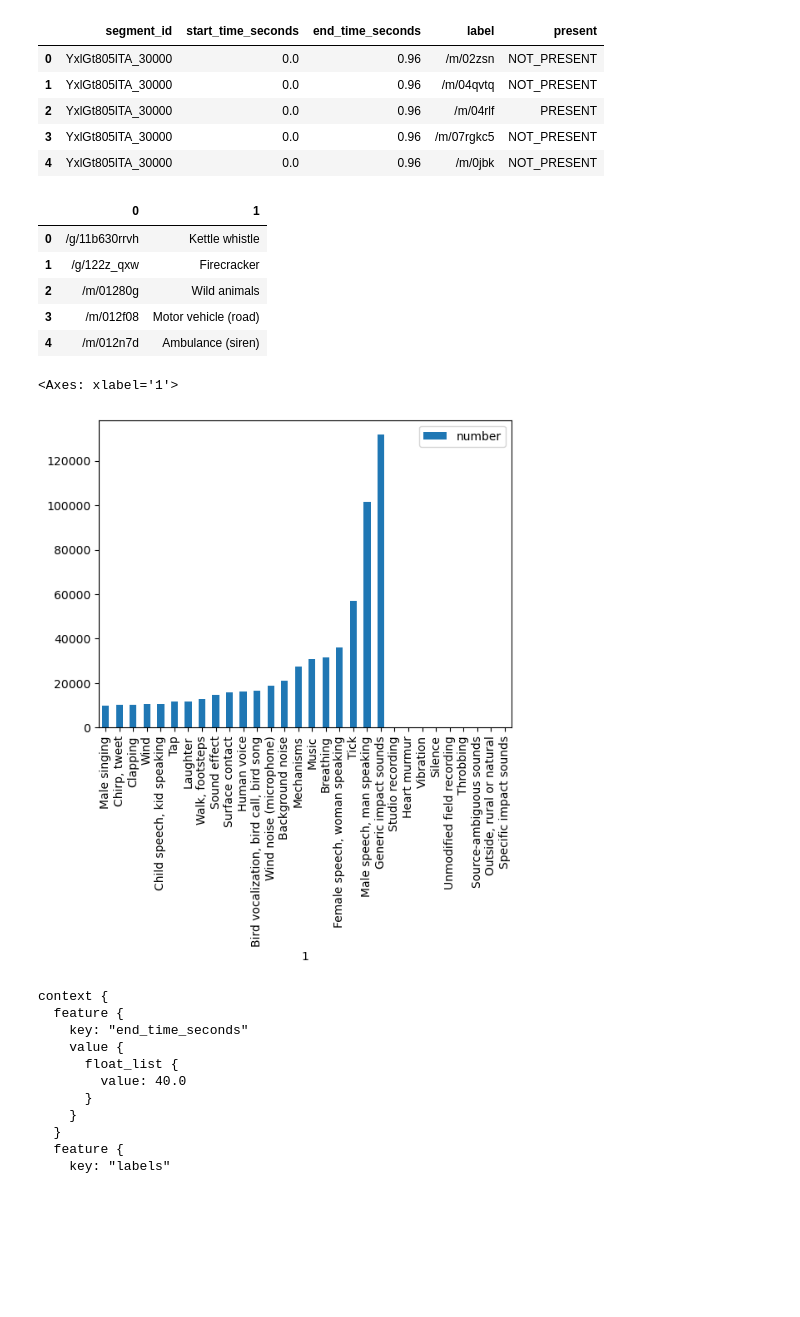
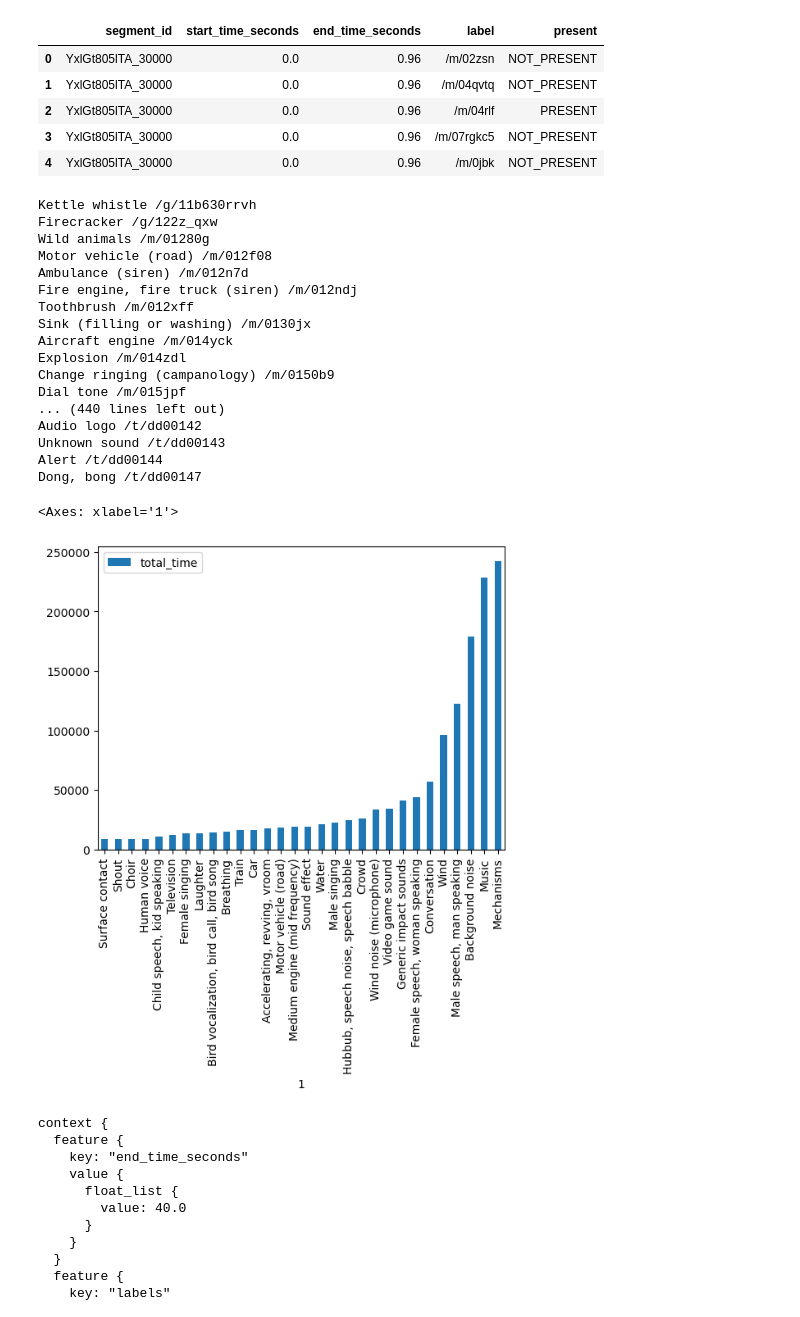
Before and after one commit to mashburnj/Audio_Labeling_Model, a Jupyter notebook: notebooks/Google AudioSet Demo.ipynb, the cells around one changed output. Cells and saved outputs as stored; diff of their text form; code cells hidden in the pictures; blank space fills up the shorter version.

Commit message:
More EDA
Compiled total times for each label and made a graph for those as well.

```diff
--- a/notebooks/Google AudioSet Demo.ipynb
+++ b/notebooks/Google AudioSet Demo.ipynb
@@ -34,27 +35,54 @@ evalEvents.head()
 | 3 | YxlGt805lTA_30000 | 0.0 | 0.96 | /m/07rgkc5 | NOT_PRESENT |
 | 4 | YxlGt805lTA_30000 | 0.0 | 0.96 | /m/0jbk | NOT_PRESENT |
 # %%
-displayNames.head()
+first = displayNames.columns[0]
+second = displayNames.columns[1]
+
+for i in range(displayNames.shape[0]):
+    print(displayNames.iloc[i][second],displayNames.iloc[i][first])
 # %% [output]
-|  | 0 | 1 |
-| 0 | /g/11b630rrvh | Kettle whistle |
-| 1 | /g/122z_qxw | Firecracker |
-| 2 | /m/01280g | Wild animals |
-| 3 | /m/012f08 | Motor vehicle (road) |
-| 4 | /m/012n7d | Ambulance (siren) |
+Kettle whistle /g/11b630rrvh
+Firecracker /g/122z_qxw
+Wild animals /m/01280g
+Motor vehicle (road) /m/012f08
+Ambulance (siren) /m/012n7d
+Fire engine, fire truck (siren) /m/012ndj
+Toothbrush /m/012xff
+Sink (filling or washing) /m/0130jx
+Aircraft engine /m/014yck
+Explosion /m/014zdl
+Change ringing (campanology) /m/0150b9
+Dial tone /m/015jpf
+... (440 lines left out)
+Audio logo /t/dd00142
+Unknown sound /t/dd00143
+Alert /t/dd00144
+Dong, bong /t/dd00147
 # %%
 numbersOfEvents = displayNames.copy().set_index(displayNames.columns[0])
-
+trainEvents.label.value_counts()
 numbersOfEvents["number"] = trainEvents.label.value_counts()
 
 
 #trainEvents.label.value_counts()
-numbersOfEvents = numbersOfEvents.sort_values("number")
+#numbersOfEvents = numbersOfEvents.sort_values("number")
+
+
+totalTime = trainEvents.copy()
+totalTime["time"] = totalTime["end_time_seconds"] - totalTime["start_time_seconds"]
+
+
+numbersOfEvents["total_time"] = 0
+for i in numbersOfEvents.index:
+    numbersOfEvents.loc[i,"total_time"] = totalTime[totalTime.label==i].time.sum()
+#totalTime[totalTime["label"]=="/m/03m9d0z"]
+# %%
+numbersOfEvents = numbersOfEvents.sort_values("total_time")
 # %%
-numbersOfEvents[-30:].plot.bar(x=displayNames.columns[1],y="number")
+numbersOfEvents[-30:].plot.bar(x=displayNames.columns[1],y="total_time")
 # %% [output]
 <Axes: xlabel='1'>
-[figure, old version]
+[figure, new version]
 # %%
 import tensorflow as tf
 # %%
```
Also changed, not shown: parts of 2 cells of this notebook, 1 other file.
